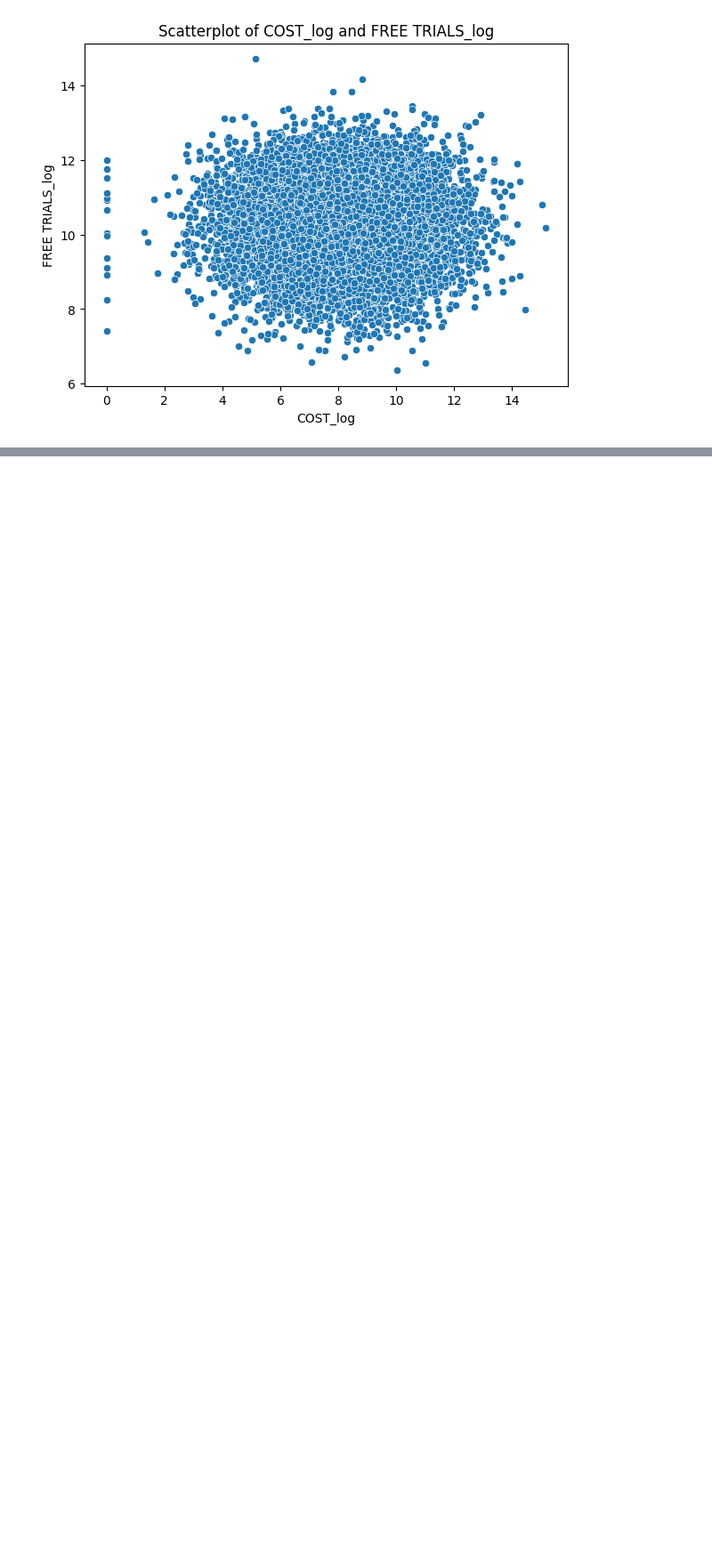
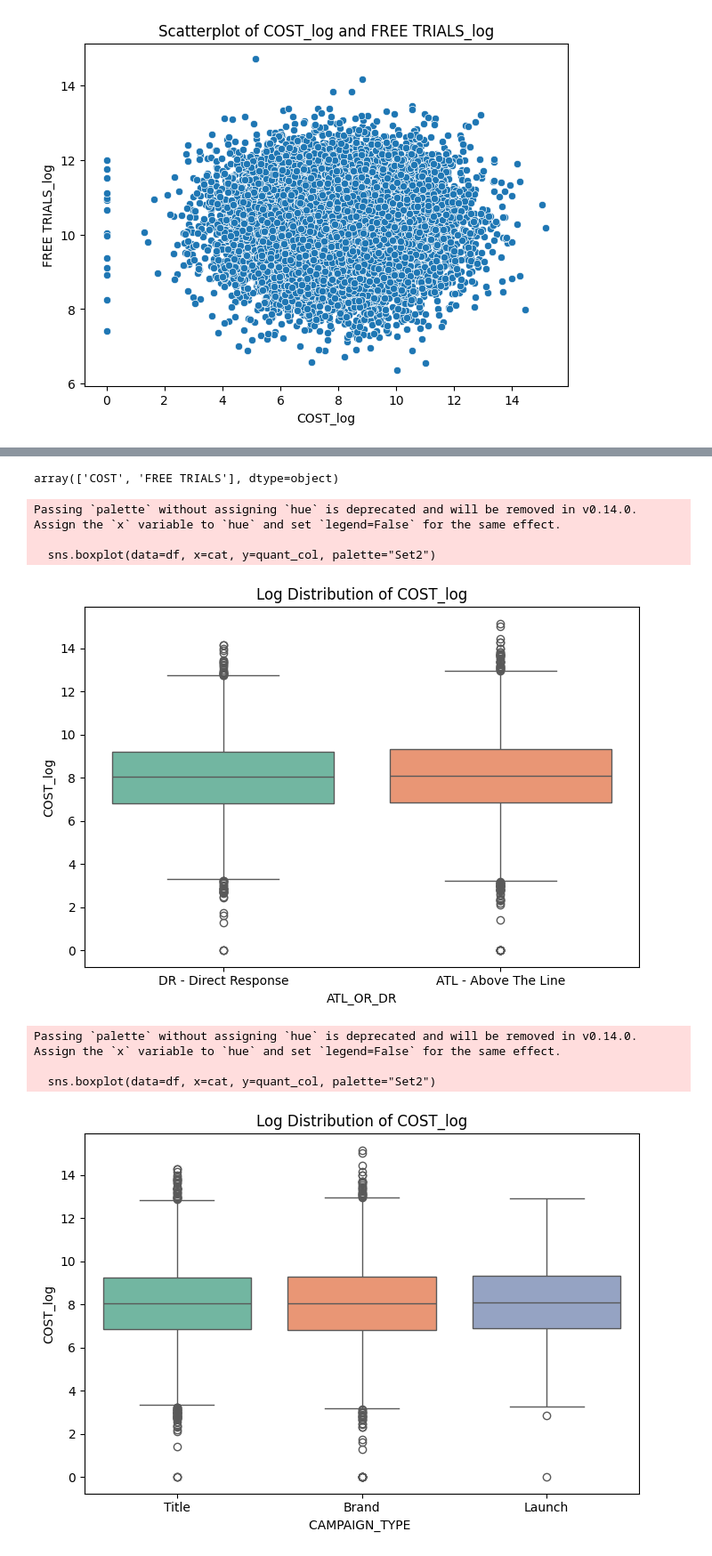
Before and after one commit to 11echeng/free-trial-analysis, a Jupyter notebook: src/notebook/paramount_eda_v1.ipynb, the cells around one changed output, grey strips where cells are left out. Shown at 89% size. Saved outputs shown, nothing was run; the diff lists cells and outputs as text; code cells hidden in the pictures; blank space fills up the shorter version.

```diff
--- a/src/notebook/paramount_eda_v1.ipynb
+++ b/src/notebook/paramount_eda_v1.ipynb
@@ -298,0 +331,59 @@ plt.show()
+# %%
+ quantitative
+# %% [output]
+array(['COST', 'FREE TRIALS'], dtype=object)
+# %%
+'''
+ATL (Above The Line) vs. Cost
+Both campaign strategy share similar varaince in their costs distribution.
+
+campaign_type (Brand) vs. Cost
+Both Title/Brand share similar cost behaviors. Meanwhile, Launch offers more variance
+in their cost distribution. Which makes sense since maintaining a brand is more consistent
+than launching a new product.
+
+'''
+log_quantitative = [f'{quant}_log' for quant in quantitative]
+for quant_col in log_quantitative:
+    for cat in categorical:
+        plt.figure(figsize=(7, 5))
+        sns.boxplot(data=df, x=cat, y=quant_col, palette="Set2")
+
+        #sns.histplot(data=df, x=f'{quant_col}_log', kde=True, hue=cat, bins=118)
+        plt.title(f'Log Distribution of {quant_col}')
+        plt.tight_layout()
+        plt.show()
+
+
+
+# # Scatterplot with hue for ATL_OR_DR
+
+for cat in categorical:
+    plt.figure(figsize=(7, 5))
+    sns.scatterplot(
+        x='COST_log', y='FREE TRIALS_log', hue=cat, data=df, alpha=0.7, palette='viridis'
+    )
+    plt.title(f'Scatter Plot of COST vs. FREE TRIALS by {cat}')
+    plt.xlabel('Cost')
+    plt.ylabel('Free Trials')
+    plt.show()
+
+
+for cat in categorical:
+    plt.figure(figsize=(7, 5))
+    sns.scatterplot(
+        x='COST_log', hue=cat, data=df, alpha=0.7, palette='viridis'
+    )
+    plt.title(f'Scatter Plot of COST vs. FREE TRIALS by {cat}')
+    plt.xlabel('Cost')
+    plt.ylabel('Free Trials')
+    plt.show()
+# %% [output]
+Passing `palette` without assigning `hue` is deprecated and will be removed in v0.14.0. Assign the `x` variable to `hue` and set `legend=False` for the same effect.
+
+  sns.boxplot(data=df, x=cat, y=quant_col, palette="Set2")
+[figure, added]
+Passing `palette` without assigning `hue` is deprecated and will be removed in v0.14.0. Assign the `x` variable to `hue` and set `legend=False` for the same effect.
+
+  sns.boxplot(data=df, x=cat, y=quant_col, palette="Set2")
+[figure, added]
```
Also changed, not shown: parts of 7 cells of this notebook.
